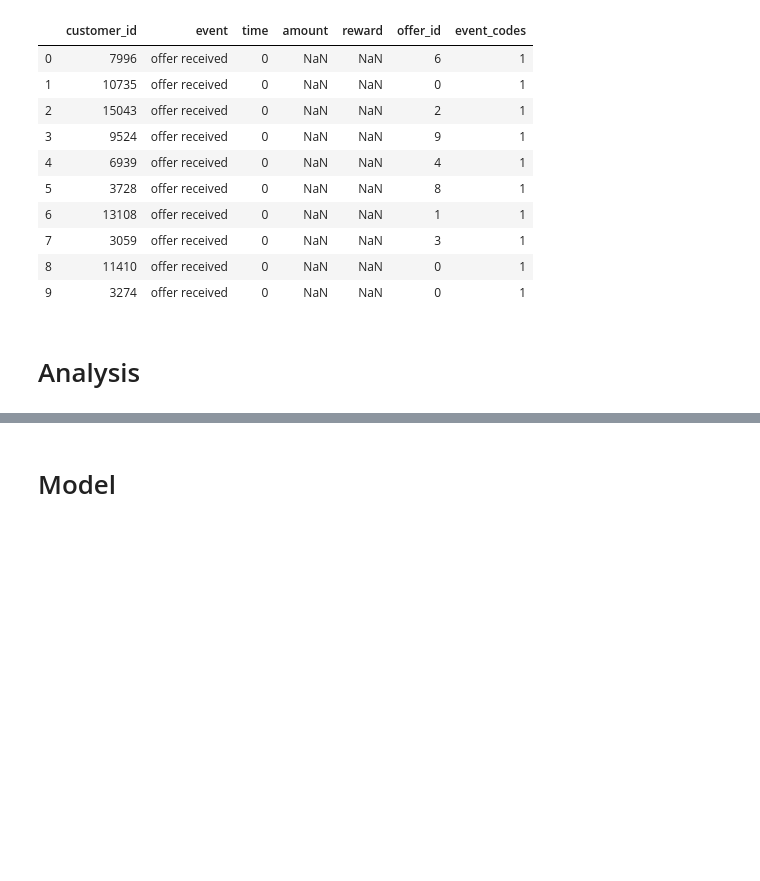
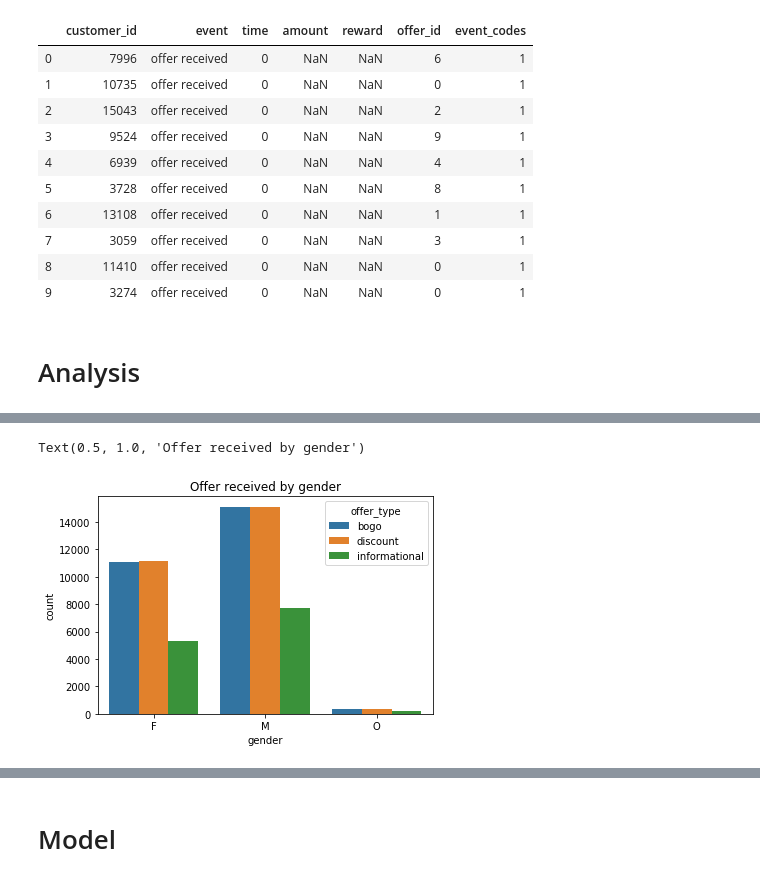
Before and after one commit to arrrunas/starbucks-capstone, a Jupyter notebook: Starbucks_Capstone_notebook.ipynb, the cells around one changed output, grey strips where cells are left out. Saved outputs shown, nothing was run; the diff lists cells and outputs as text; code cells hidden in the pictures; blank space fills up the shorter version.

```diff
--- a/Starbucks_Capstone_notebook.ipynb
+++ b/Starbucks_Capstone_notebook.ipynb
@@ -372,0 +376,8 @@ clean_transcript.head(10)
+# %%
+transcript_df = clean_transcript[['customer_id', 'event', 'time', 'amount', 'reward', 'offer_id']]
+profile_df = clean_profile[['gender', 'customer_id', 'became_member_on', 'age_bin', 'income_bin']]
+portfolio_df = clean_portfolio[['reward', 'difficulty', 'duration', 'offer_type', 'offer_id', 'difficulty_reward_ratio', 'email', 'mobile', 'social', 'web']]
+# %%
+analysis_df = transcript_df.merge(profile_df, how = 'left', on = 'customer_id')
+analysis_df = analysis_df.merge(portfolio_df, how = 'left', on = 'offer_id')
+analysis_df = analysis_df[analysis_df['event'] != "transaction"] # filter out transaction events to focus on received, viewed and completed offers
@@ -372,0 +426,2 @@ clean_transcript.head(10)
+# %%
+analysis_df = analysis_df.dropna(subset = ['gender'])
@@ -372,0 +434,6 @@ clean_transcript.head(10)
+# %%
+sns.countplot(x = 'gender', hue = 'offer_type', data = analysis_df[analysis_df['event'] == 'offer received'])
+plt.title('Offer received by gender')
+# %% [output]
+Text(0.5, 1.0, 'Offer received by gender')
+[figure, added]
```
Also changed, not shown: parts of 29 cells of this notebook.
